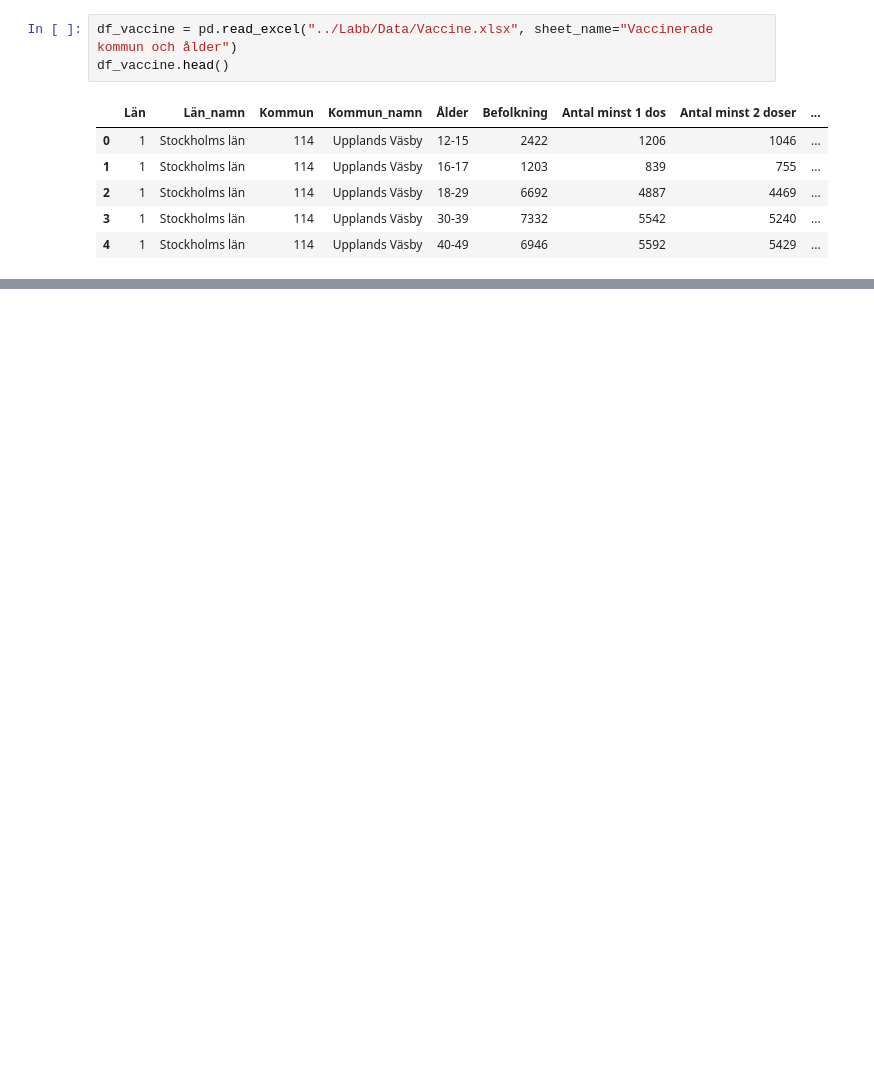
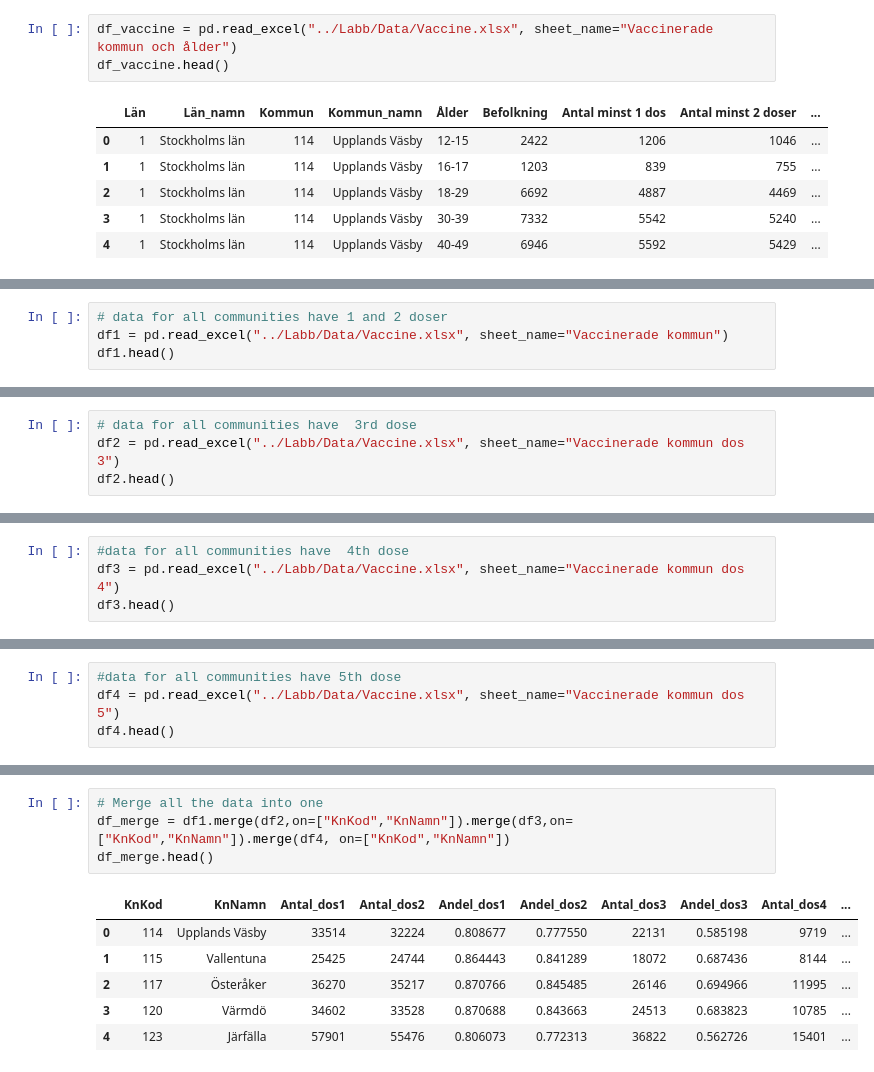
Before and after one commit to VineelaNedunuri/Databehandling-Vineela-Nedunuri, a Jupyter notebook: Labb/Uppgift3.ipynb, the cells around one changed output, grey strips where cells are left out. Saved outputs shown, nothing was run; the diff lists cells and outputs as text; blank space fills up the shorter version.

```diff
--- a/Labb/Uppgift3.ipynb
+++ b/Labb/Uppgift3.ipynb
@@ -182,0 +262,4 @@ fig.show()
+# %%
+# data for all communities have 1 and 2 doser
+df1 = pd.read_excel("../Labb/Data/Vaccine.xlsx", sheet_name="Vaccinerade kommun")
+df1.head()
@@ -182,0 +273,4 @@ fig.show()
+# %%
+# data for all communities have  3rd dose
+df2 = pd.read_excel("../Labb/Data/Vaccine.xlsx", sheet_name="Vaccinerade kommun dos 3")
+df2.head()
@@ -182,0 +284,4 @@ fig.show()
+# %%
+#data for all communities have  4th dose
+df3 = pd.read_excel("../Labb/Data/Vaccine.xlsx", sheet_name="Vaccinerade kommun dos 4")
+df3.head()
@@ -182,0 +295,4 @@ fig.show()
+# %%
+#data for all communities have 5th dose
+df4 = pd.read_excel("../Labb/Data/Vaccine.xlsx", sheet_name="Vaccinerade kommun dos 5")
+df4.head()
@@ -182,0 +306,11 @@ fig.show()
+# %%
+# Merge all the data into one
+df_merge = df1.merge(df2,on=["KnKod","KnNamn"]).merge(df3,on=["KnKod","KnNamn"]).merge(df4, on=["KnKod","KnNamn"])
+df_merge.head()
+# %% [output]
+|  | KnKod | KnNamn | Antal_dos1 | Antal_dos2 | Andel_dos1 | Andel_dos2 | Antal_dos3 | Andel_dos3 | Antal_dos4 | ... |
+| 0 | 114 | Upplands Väsby | 33514 | 32224 | 0.808677 | 0.777550 | 22131 | 0.585198 | 9719 | ... |
+| 1 | 115 | Vallentuna | 25425 | 24744 | 0.864443 | 0.841289 | 18072 | 0.687436 | 8144 | ... |
+| 2 | 117 | Österåker | 36270 | 35217 | 0.870766 | 0.845485 | 26146 | 0.694966 | 11995 | ... |
+| 3 | 120 | Värmdö | 34602 | 33528 | 0.870688 | 0.843663 | 24513 | 0.683823 | 10785 | ... |
+| 4 | 123 | Järfälla | 57901 | 55476 | 0.806073 | 0.772313 | 36822 | 0.562726 | 15401 | ... |
```
Also changed, not shown: parts of 24 cells of this notebook.
